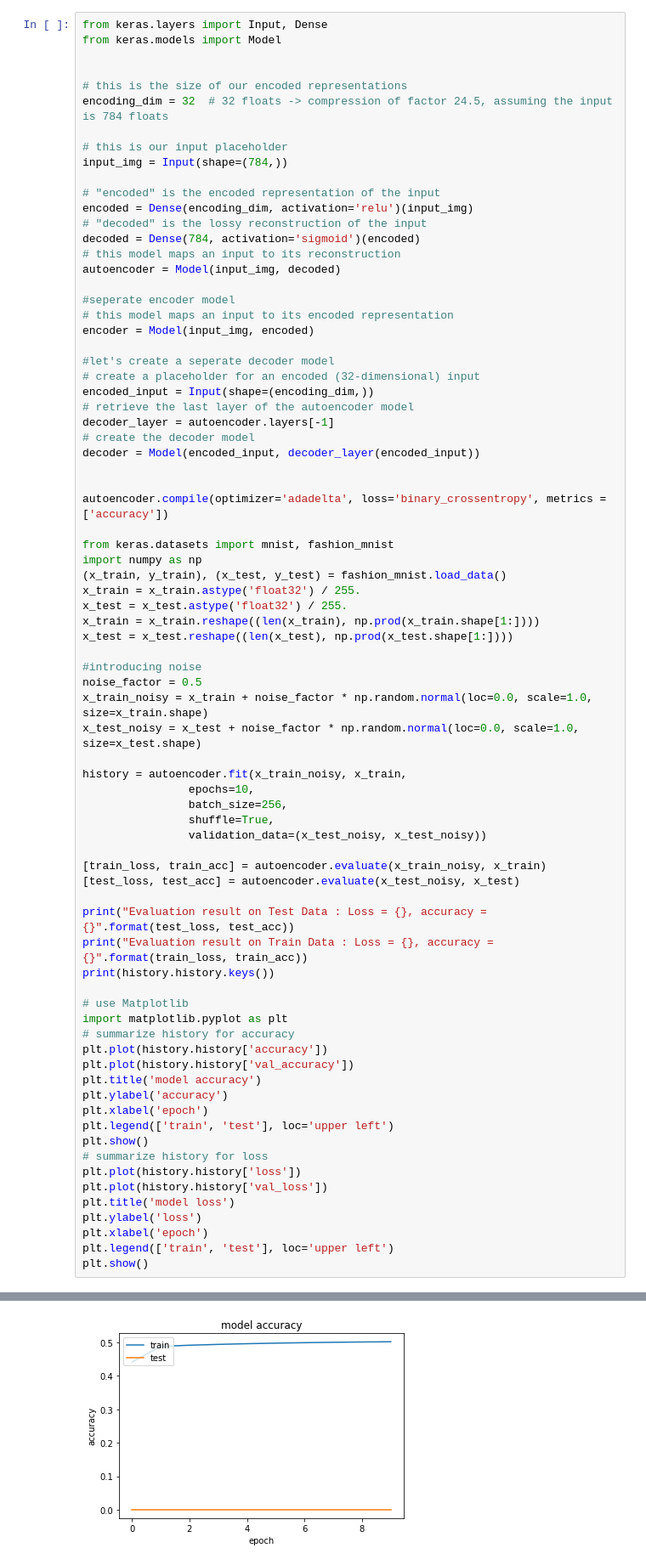
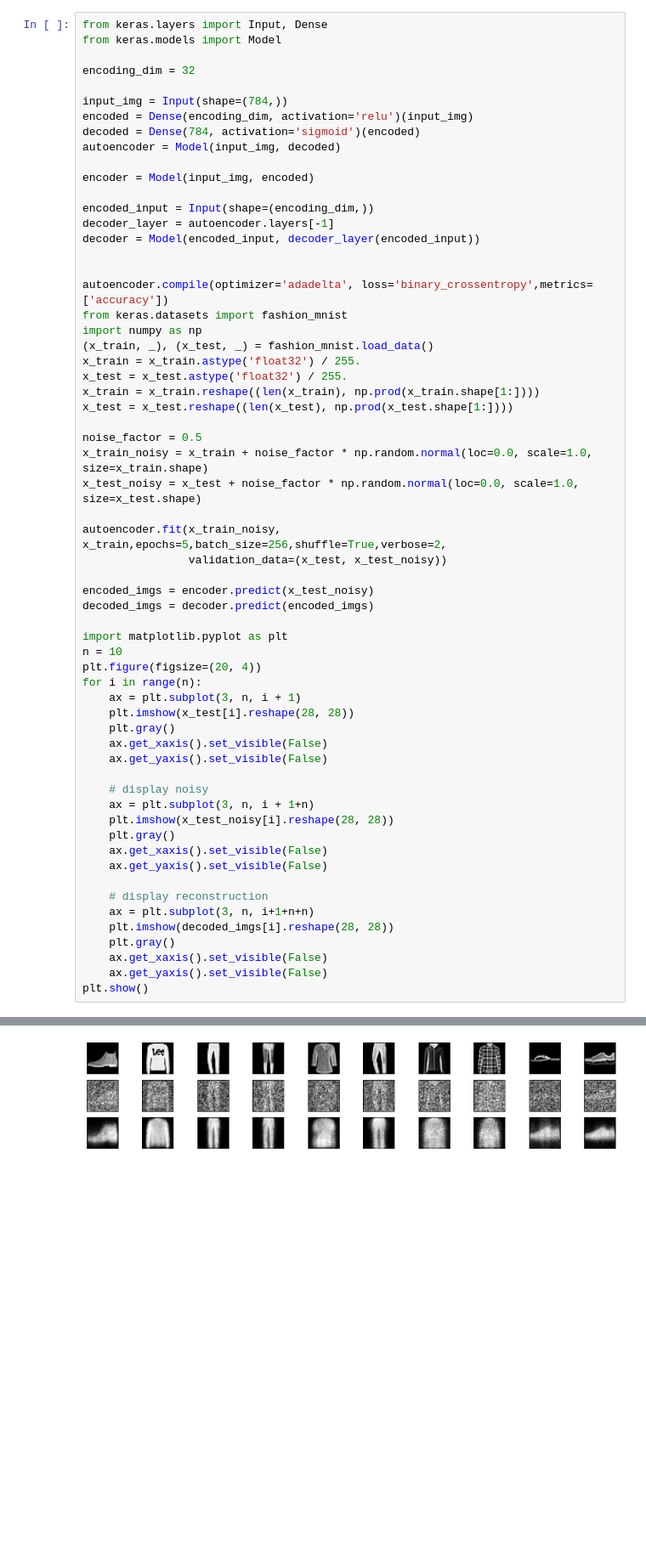
Before and after one commit to sahithyagadde/Python, a Jupyter notebook: DL6/DL_icp6.ipynb, the cells around one changed output, grey strips where cells are left out. Shown: that part at 85% size. Cells and saved outputs as stored; diff of their text form; blank space fills up the shorter version.

```diff
--- a/DL6/DL_icp6.ipynb
+++ b/DL6/DL_icp6.ipynb
@@ -2,78 +76,62 @@
 from keras.layers import Input, Dense
 from keras.models import Model
 
+encoding_dim = 32
 
-# this is the size of our encoded representations
-encoding_dim = 32  # 32 floats -> compression of factor 24.5, assuming the input is 784 floats
-
-# this is our input placeholder
 input_img = Input(shape=(784,))
-
-# "encoded" is the encoded representation of the input
 encoded = Dense(encoding_dim, activation='relu')(input_img)
-# "decoded" is the lossy reconstruction of the input
 decoded = Dense(784, activation='sigmoid')(encoded)
-# this model maps an input to its reconstruction
 autoencoder = Model(input_img, decoded)
 
-#seperate encoder model
-# this model maps an input to its encoded representation
 encoder = Model(input_img, encoded)
 
-#let's create a seperate decoder model
-# create a placeholder for an encoded (32-dimensional) input
 encoded_input = Input(shape=(encoding_dim,))
-# retrieve the last layer of the autoencoder model
 decoder_layer = autoencoder.layers[-1]
-# create the decoder model
 decoder = Model(encoded_input, decoder_layer(encoded_input))
 
 
-autoencoder.compile(optimizer='adadelta', loss='binary_crossentropy', metrics = ['accuracy'])
-
-from keras.datasets import mnist, fashion_mnist
+autoencoder.compile(optimizer='adadelta', loss='binary_crossentropy',metrics=['accuracy'])
+from keras.datasets import fashion_mnist
 import numpy as np
-(x_train, y_train), (x_test, y_test) = fashion_mnist.load_data()
+(x_train, _), (x_test, _) = fashion_mnist.load_data()
 x_train = x_train.astype('float32') / 255.
 x_test = x_test.astype('float32') / 255.
 x_train = x_train.reshape((len(x_train), np.prod(x_train.shape[1:])))
 x_test = x_test.reshape((len(x_test), np.prod(x_test.shape[1:])))
 
-#introducing noise
 noise_factor = 0.5
 x_train_noisy = x_train + noise_factor * np.random.normal(loc=0.0, scale=1.0, size=x_train.shape)
 x_test_noisy = x_test + noise_factor * np.random.normal(loc=0.0, scale=1.0, size=x_test.shape)
 
-history = autoencoder.fit(x_train_noisy, x_train,
-                epochs=10,
-                batch_size=256,
-                shuffle=True,
-                validation_data=(x_test_noisy, x_test_noisy))
+autoencoder.fit(x_train_noisy, x_train,epochs=5,batch_size=256,shuffle=True,verbose=2,
+                validation_data=(x_test, x_test_noisy))
 
-[train_loss, train_acc] = autoencoder.evaluate(x_train_noisy, x_train)
-[test_loss, test_acc] = autoencoder.evaluate(x_test_noisy, x_test)
+encoded_imgs = encoder.predict(x_test_noisy)
+decoded_imgs = decoder.predict(encoded_imgs)
 
-print("Evaluation result on Test Data : Loss = {}, accuracy = {}".format(test_loss, test_acc))
-print("Evaluation result on Train Data : Loss = {}, accuracy = {}".format(train_loss, train_acc))
-print(history.history.keys())
+import matplotlib.pyplot as plt
+n = 10
+plt.figure(figsize=(20, 4))
+for i in range(n):
+    ax = plt.subplot(3, n, i + 1)
+    plt.imshow(x_test[i].reshape(28, 28))
+    plt.gray()
+    ax.get_xaxis().set_visible(False)
+    ax.get_yaxis().set_visible(False)
 
-# use Matplotlib
-import matplotlib.pyplot as plt
-# summarize history for accuracy
-plt.plot(history.history['accuracy'])
-plt.plot(history.history['val_accuracy'])
-plt.title('model accuracy')
-plt.ylabel('accuracy')
-plt.xlabel('epoch')
-plt.legend(['train', 'test'], loc='upper left')
+    # display noisy
+    ax = plt.subplot(3, n, i + 1+n)
+    plt.imshow(x_test_noisy[i].reshape(28, 28))
+    plt.gray()
+    ax.get_xaxis().set_visible(False)
+    ax.get_yaxis().set_visible(False)
+
+    # display reconstruction
+    ax = plt.subplot(3, n, i+1+n+n)
+    plt.imshow(decoded_imgs[i].reshape(28, 28))
+    plt.gray()
+    ax.get_xaxis().set_visible(False)
+    ax.get_yaxis().set_visible(False)
 plt.show()
-# summarize history for loss
-plt.plot(history.history['loss'])
-plt.plot(history.history['val_loss'])
-plt.title('model loss')
-plt.ylabel('loss')
-plt.xlabel('epoch')
-plt.legend(['train', 'test'], loc='upper left')
-plt.show()
 # %% [output]
 Train on 60000 samples, validate on 10000 samples
@@ -96 +148 @@ dict_keys(['val_loss', 'val_accuracy', 'loss', 'accuracy'])
-[figure, old version]
+[figure, new version]
```
Also changed, not shown: parts of 4 cells of this notebook.
